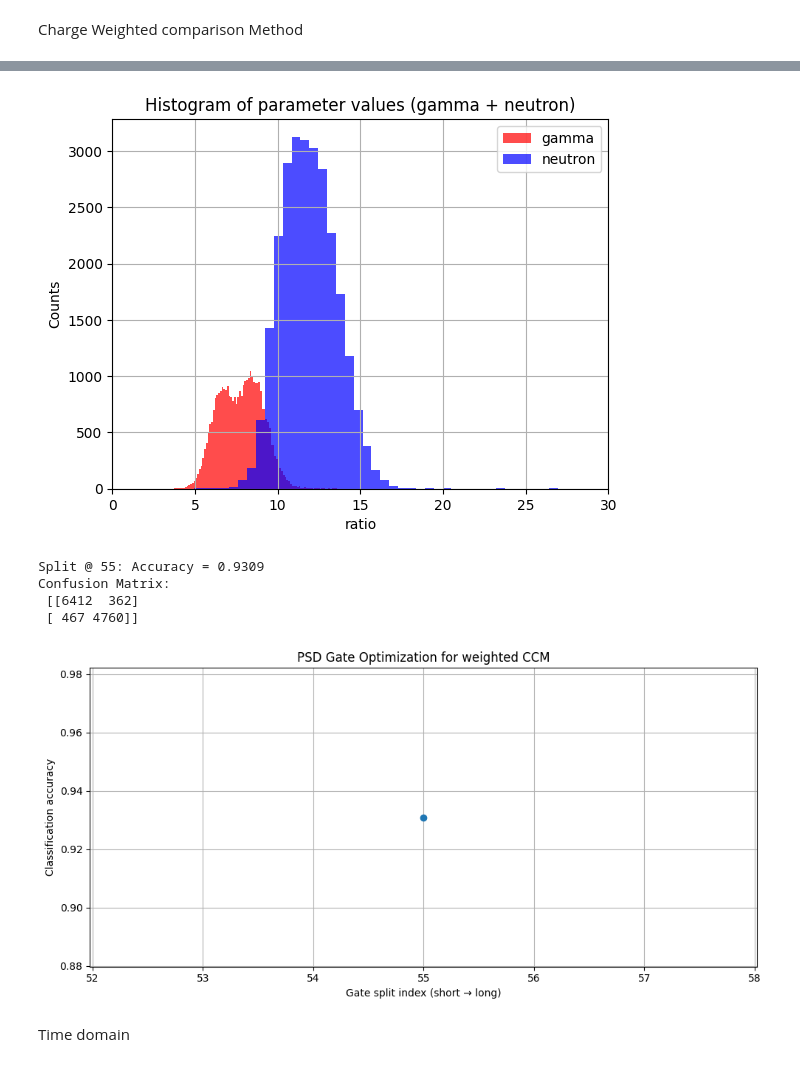
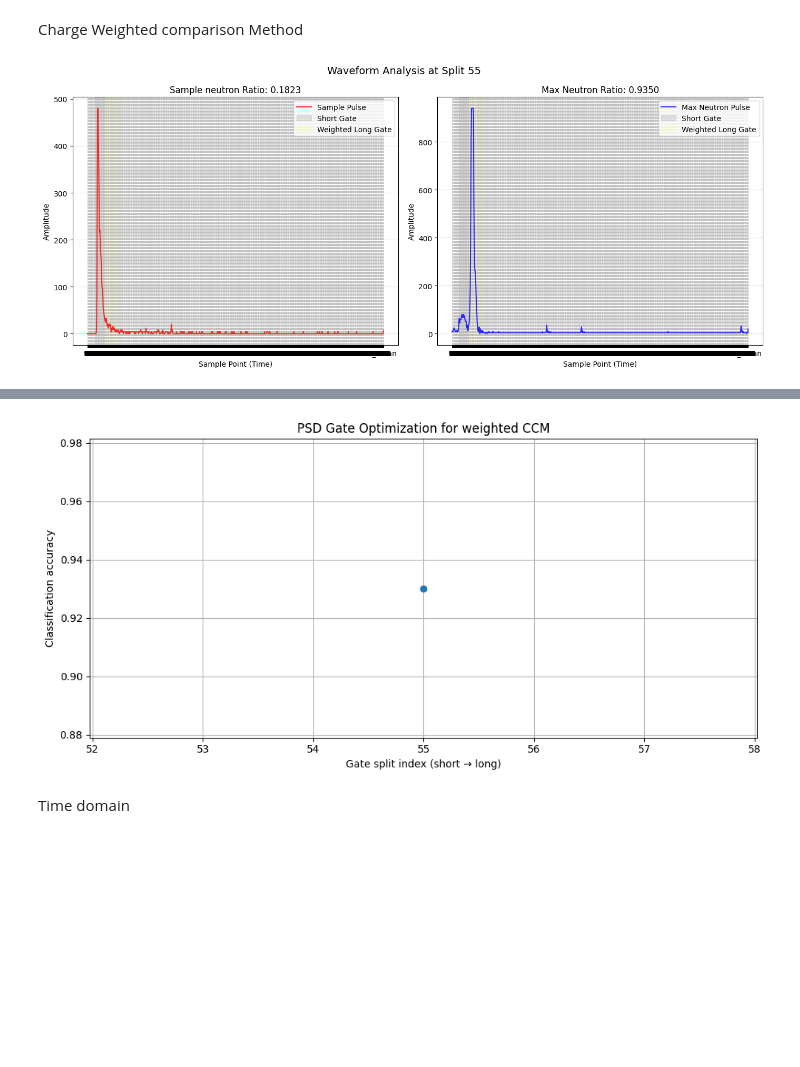
Before and after one commit to Jayanashah/Neutron-Gamma-discrimination-Project, a Jupyter notebook: 27.12.25-Code_Plastic_Scintillator_1.ipynb, the cells around one changed output, grey strips where cells are left out. Saved outputs shown, nothing was run; the diff lists cells and outputs as text; code cells hidden in the pictures; blank space fills up the shorter version.

```diff
--- a/27.12.25-Code_Plastic_Scintillator_1.ipynb
+++ b/27.12.25-Code_Plastic_Scintillator_1.ipynb
@@ -255,63 +255,104 @@ accuracies = []
 
 for split in splits:
 
-    gamma_short = df_expanded_gamma.iloc[:, short_start:split].sum(axis=1)
+    gamma_short = df_expanded_gamma.iloc[:, short_start:split].values
 
 
     long_indices = np.arange(split, long_end)  # j = split, split+1, ...
+    short_indices = np. arange(short_start,split)
     gamma_long_values = df_expanded_gamma.iloc[:, split:long_end].values
     weights = long_indices
     weighted_long = (gamma_long_values * weights).sum(axis=1)
+    weighted_short = (gamma_short * short_indices).sum(axis=1)
+    # Weighted ratio
+    gamma_ratio = weighted_long / (weighted_short+weighted_long)
+    # print(max(gamma_ratio))
 
-    # Weighted ratio
-    gamma_ratio = weighted_long / (gamma_short)
-    print(max(gamma_ratio))
-
-    neutron_short = df_expanded_neutron.iloc[:, short_start:split].sum(axis=1)
+    neutron_short = df_expanded_neutron.iloc[:, short_start:split].values
     neutron_long_values = df_expanded_neutron.iloc[:, split:long_end].values
     weighted_long_neutron = (neutron_long_values * weights).sum(axis=1)
-    neutron_ratio = weighted_long_neutron / (neutron_short)
-    print(max(neutron_ratio))
+    weighted_short_neutron = (neutron_short * short_indices).sum(axis=1)
+    neutron_ratio = weighted_long_neutron / (weighted_short_neutron+weighted_long_neutron)
+    # print(max(neutron_ratio))
 
+
+    # ... [Inside your for split in splits: loop] ...
+
+    # 1. Get the indices of the max ratios
+    # Use .values to ensure we get the integer position for iloc
+    # max_gamma_idx = np.argmax(gamma_ratio)
+    max_neutron_idx = np.argmax(neutron_ratio)
+
+    # 2. Extract waveforms
+    #pulse_gamma_max = df_expanded_gamma.iloc[max_gamma_idx, :]
+    pulse_neutron_sample = df_expanded_neutron.iloc[3, :]
+    pulse_neutron_max = df_expanded_neutron.iloc[max_neutron_idx, :]
+
+    # 3. Create the comparison plot
+    fig, ax = plt.subplots(1, 2, figsize=(14, 6))
+
+    # Plotting Gamma Max
+    # ax[0].plot(pulse_gamma_max, color='red', alpha=0.8, label='Max Gamma Pulse')
+    # ax[0].set_title(f"Max Gamma Ratio: {gamma_ratio[max_gamma_idx]:.4f}")
+    ax[0].plot(pulse_neutron_sample, color='red', alpha=0.8, label='Sample Pulse')
+    ax[0].set_title(f"Sample neutron Ratio: {gamma_ratio[3]:.4f}")
+
+    # Plotting Neutron Max
+    ax[1].plot(pulse_neutron_max, color='blue', alpha=0.8, label='Max Neutron Pulse')
+    ax[1].set_title(f"Max Neutron Ratio: {neutron_ratio[max_neutron_idx]:.4f}")
+
+    # Overlay Gate indicators on both
+    for i in range(2):
+        ax[i].axvspan(short_start, split, color='gray', alpha=0.2, label='Short Gate')
+        ax[i].axvspan(split, long_end, color='yellow', alpha=0.1, label='Weighted Long Gate')
+        ax[i].set_xlabel("Sample Point (Time)")
+        ax[i].set_ylabel("Amplitude")
+        ax[i].legend()
+        ax[i].grid(True, which='both', linestyle='--', alpha=0.5)
+
+    plt.suptitle(f"Waveform Analysis at Split {split}", fontsize=14)
+    plt.tight_layout()
+    plt.show()
 
     X = np.concatenate([gamma_ratio, neutron_ratio]).reshape(-1, 1)
     y = np.concatenate([
         np.zeros(len(gamma_ratio)),   # gamma = 0
         np.ones(len(neutron_ratio))   # neutron = 1
     ])
     fom_val, g_stats, n_stats = calculate_fom(gamma_ratio, neutron_ratio)
     print(fom_val, g_stats, n_stats)
-    plt.hist(gamma_ratio,label= 'gamma', bins=1000, alpha=0.7, color='red')
-    plt.hist(neutron_ratio,label = 'neutron', bins=1000, alpha=0.7, color = 'blue')
-    plt.xlim(0,30)
-    plt.xlabel("ratio")
-    plt.ylabel("Counts")
-    plt.title("Histogram of parameter values (gamma + neutron)")
-    plt.legend()
-    plt.grid(True)
-    plt.show()
+    # plt.hist(gamma_ratio,label= 'gamma', bins=1000, alpha=0.7, color='red')
+    # plt.hist(neutron_ratio,label = 'neutron', bins=1000, alpha=0.7, color = 'blue')
+    # # plt.xlim(0,30)
+    # plt.xlabel("ratio")
+    # plt.ylabel("Counts")
+    # plt.title("Histogram of parameter values (gamma + neutron)")
+    # plt.legend()
+    # plt.grid(True)
+    # plt.show()
     X_train, X_test, y_train, y_test = train_test_split(
         X, y, test_size=0.2, stratify=y, random_state=42
     )
 
 
     clf = LogisticRegression()
     clf.fit(X_train, y_train)
 
 
     y_pred = clf.predict(X_test)
     acc = accuracy_score(y_test, y_pred)
     accuracies.append(acc)
 
     print(f"Split @ {split}: Accuracy = {acc:.4f}")
     print("Confusion Matrix:\n", confusion_matrix(y_test, y_pred))
 
 plt.figure(figsize=(10, 5))
 plt.plot(splits, accuracies, marker='o')
 plt.xlabel("Gate split index (short → long)")
 plt.ylabel("Classification accuracy")
 plt.title("PSD Gate Optimization for weighted CCM")
 plt.grid(True)
 plt.tight_layout()
 plt.show()
 # %% [output]
+[figure, new version]
@@ -321,8 +364,3 @@ plt.show()
-[figure, old version]
-Split @ 55: Accuracy = 0.9309
-Confusion Matrix:
- [[6412  362]
- [ 467 4760]]
 [figure]
 # %% [markdown]
 Time domain
```
Also changed, not shown: parts of 1 cell of this notebook.
